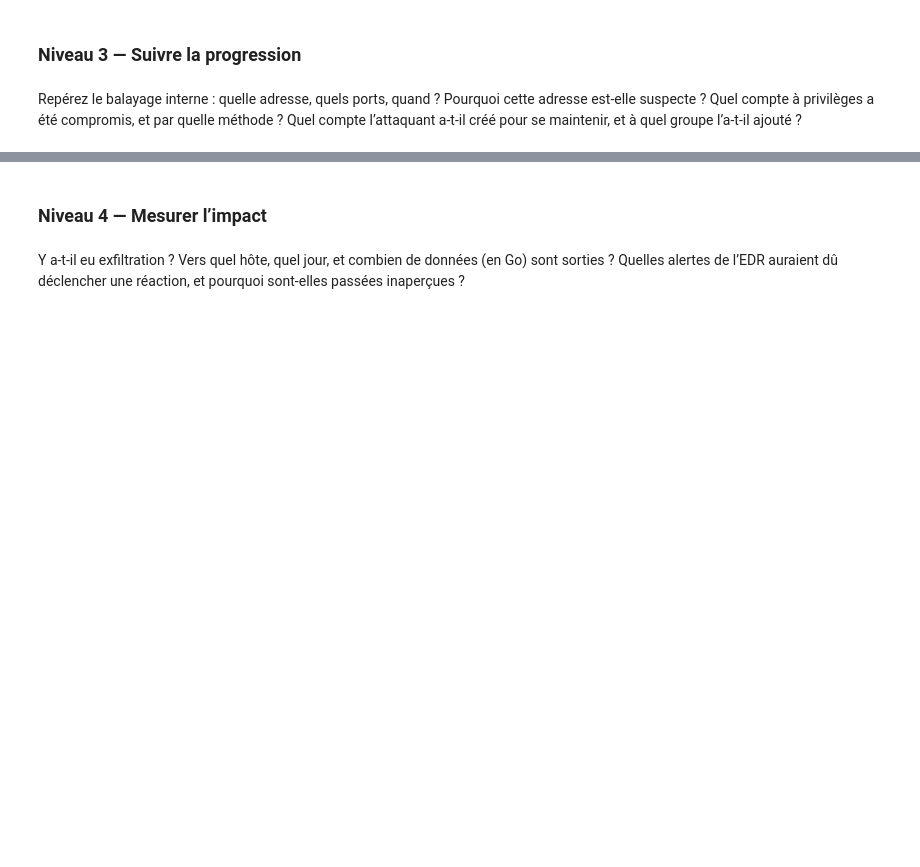
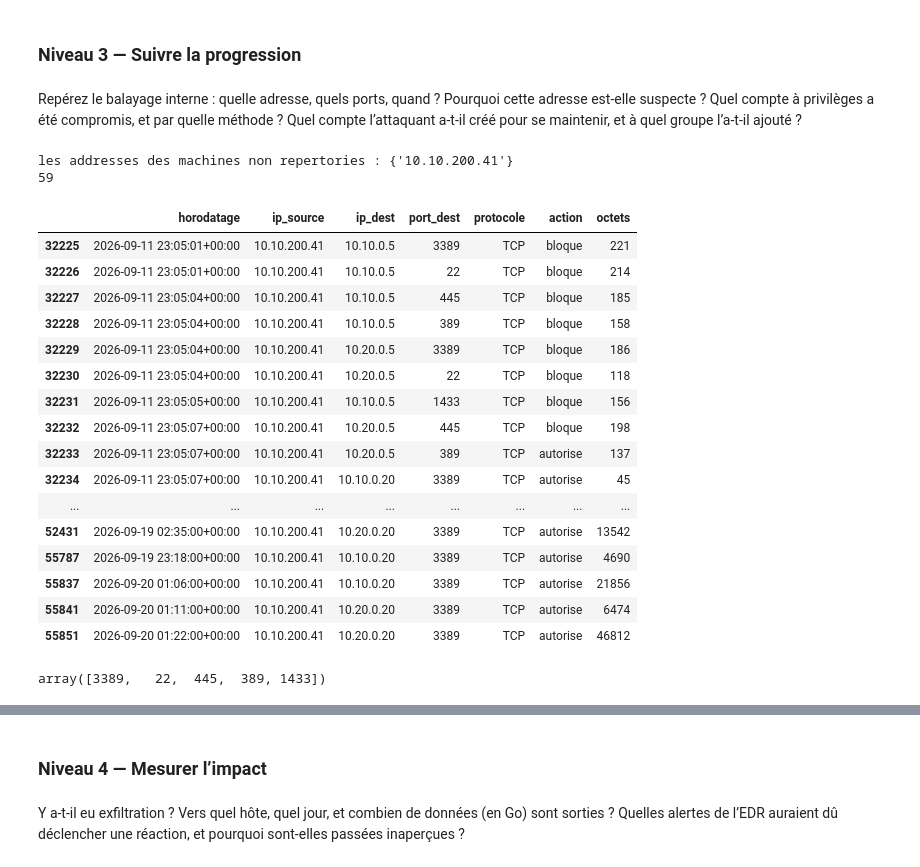
Before and after one commit to AaronRandrianarisona/projet_analyse_incident_securite, a Jupyter notebook: analyse_securite.ipynb, the cells around one changed output, grey strips where cells are left out. Cells and saved outputs as stored; diff of their text form; code cells hidden in the pictures; blank space fills up the shorter version.

```diff
--- a/analyse_securite.ipynb
+++ b/analyse_securite.ipynb
@@ -425,3 +425,38 @@ Un point attire toutefois l'attention : la troisième tentative depuis un point
 Repérez le balayage interne : quelle adresse, quels ports, quand ? Pourquoi cette adresse est-elle suspecte ?
 Quel compte à privilèges a été compromis, et par quelle méthode ?
 Quel compte l’attaquant a-t-il créé pour se maintenir, et à quel groupe l’a-t-il ajouté ?
+# %%
+# inventaire - firewall
+machine_non_repertorie = set(data["firewall"]["ip_source"]) - set(data["inventaire"]["ip"])
+print(f"les addresses des machines non repertories : {machine_non_repertorie}")
+
+# activites de la machine suspecte
+machine_non_repertorie = next(iter(machine_non_repertorie)) if machine_non_repertorie else ""
+masque_machine_non_repertorie = data["firewall"]["ip_source"] == machine_non_repertorie
+activites_machine_non_repertorie: pd.DataFrame = data["firewall"].loc[masque_machine_non_repertorie]
+activites_machine_non_repertorie
+# %% [output]
+les addresses des machines non repertories : {'10.10.200.41'}
+59
+|  | horodatage | ip_source | ip_dest | port_dest | protocole | action | octets |
+| 32225 | 2026-09-11 23:05:01+00:00 | 10.10.200.41 | 10.10.0.5 | 3389 | TCP | bloque | 221 |
+| 32226 | 2026-09-11 23:05:01+00:00 | 10.10.200.41 | 10.10.0.5 | 22 | TCP | bloque | 214 |
+| 32227 | 2026-09-11 23:05:04+00:00 | 10.10.200.41 | 10.10.0.5 | 445 | TCP | bloque | 185 |
+| 32228 | 2026-09-11 23:05:04+00:00 | 10.10.200.41 | 10.10.0.5 | 389 | TCP | bloque | 158 |
+| 32229 | 2026-09-11 23:05:04+00:00 | 10.10.200.41 | 10.20.0.5 | 3389 | TCP | bloque | 186 |
+| 32230 | 2026-09-11 23:05:04+00:00 | 10.10.200.41 | 10.20.0.5 | 22 | TCP | bloque | 118 |
+| 32231 | 2026-09-11 23:05:05+00:00 | 10.10.200.41 | 10.10.0.5 | 1433 | TCP | bloque | 156 |
+| 32232 | 2026-09-11 23:05:07+00:00 | 10.10.200.41 | 10.20.0.5 | 445 | TCP | bloque | 198 |
+| 32233 | 2026-09-11 23:05:07+00:00 | 10.10.200.41 | 10.20.0.5 | 389 | TCP | autorise | 137 |
+| 32234 | 2026-09-11 23:05:07+00:00 | 10.10.200.41 | 10.10.0.20 | 3389 | TCP | autorise | 45 |
+| ... | ... | ... | ... | ... | ... | ... | ... |
+| 52431 | 2026-09-19 02:35:00+00:00 | 10.10.200.41 | 10.20.0.20 | 3389 | TCP | autorise | 13542 |
+| 55787 | 2026-09-19 23:18:00+00:00 | 10.10.200.41 | 10.10.0.20 | 3389 | TCP | autorise | 4690 |
+| 55837 | 2026-09-20 01:06:00+00:00 | 10.10.200.41 | 10.10.0.20 | 3389 | TCP | autorise | 21856 |
+| 55841 | 2026-09-20 01:11:00+00:00 | 10.10.200.41 | 10.20.0.20 | 3389 | TCP | autorise | 6474 |
+| 55851 | 2026-09-20 01:22:00+00:00 | 10.10.200.41 | 10.20.0.20 | 3389 | TCP | autorise | 46812 |
+# %%
+port = activites_machine_non_repertorie["port_dest"].unique()
+port
+# %% [output]
+array([3389,   22,  445,  389, 1433])
```
Also changed, not shown: parts of 16 cells of this notebook.
